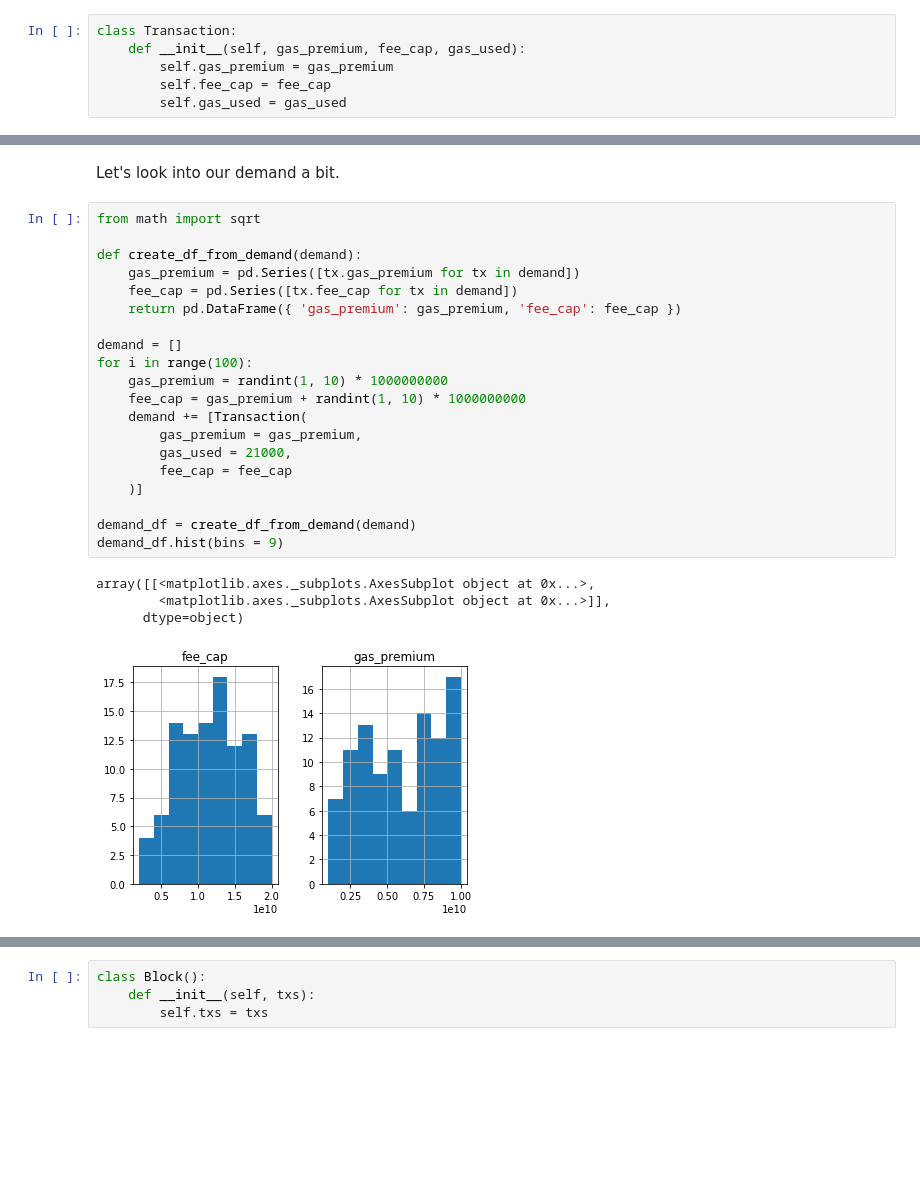
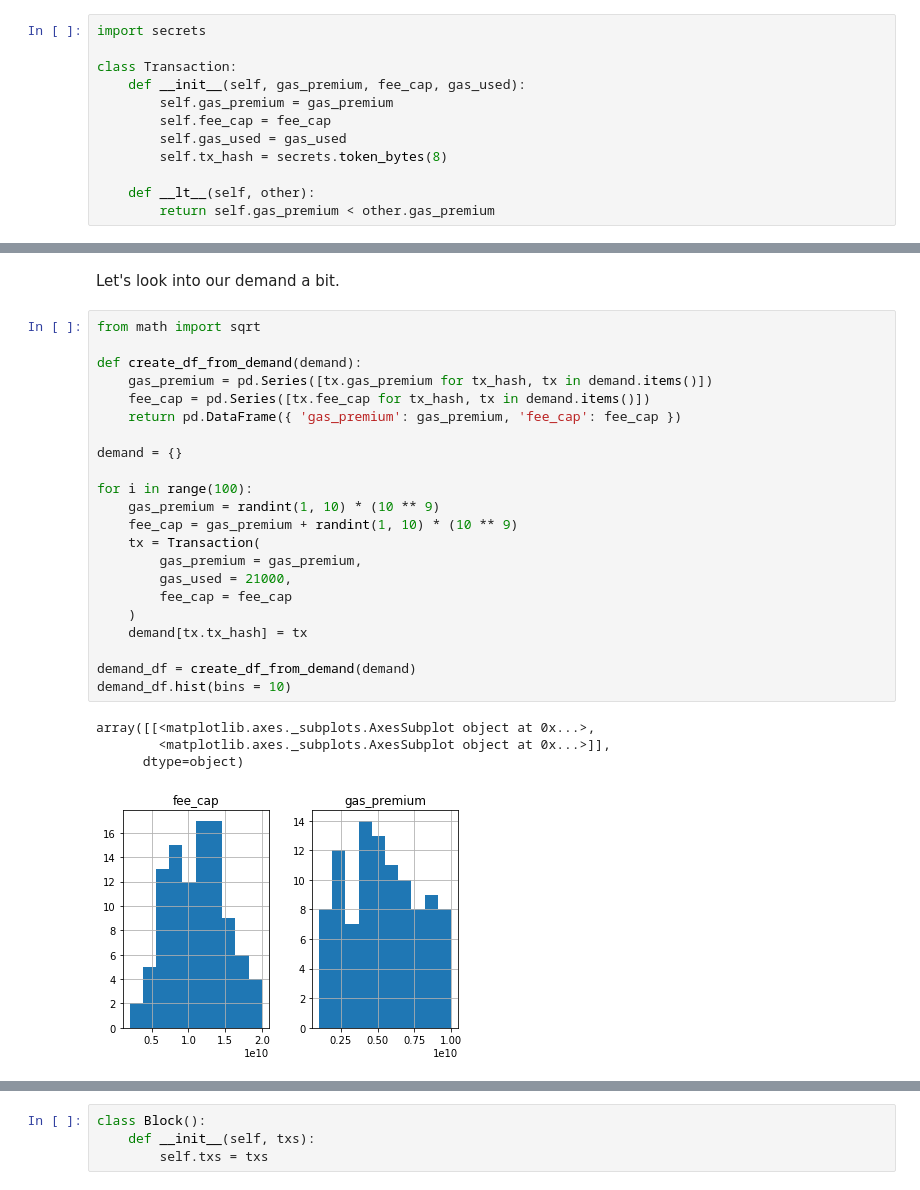
Before and after one commit to ethereum/rig, a Jupyter notebook: eip1559/eip1559.ipynb, the cells around one changed output, grey strips where cells are left out. Drawn from its saved outputs; the diff is of its cells as text; blank space fills up the shorter version.

```diff
--- a/eip1559/eip1559.ipynb
+++ b/eip1559/eip1559.ipynb
@@ -73,11 +73,17 @@ First, we define a simple `Transaction` class, as these are the base element of
 
 As before, users also specify a gas limit for their transaction. If the transaction ends up consuming more gas than the specified gas limit, it is reverted without changes to the chain.
 # %%
+import secrets
+
 class Transaction:
     def __init__(self, gas_premium, fee_cap, gas_used):
         self.gas_premium = gas_premium
         self.fee_cap = fee_cap
         self.gas_used = gas_used
+        self.tx_hash = secrets.token_bytes(8)
+
+    def __lt__(self, other):
+        return self.gas_premium < other.gas_premium
 # %% [markdown]
 Second, we'll grab a few constants from the EIP, possibly looking to change them later on.
 # %%
@@ -208,28 +235,30 @@ Let's look into our demand a bit.
 # %%
 from math import sqrt
 
 def create_df_from_demand(demand):
-    gas_premium = pd.Series([tx.gas_premium for tx in demand])
-    fee_cap = pd.Series([tx.fee_cap for tx in demand])
+    gas_premium = pd.Series([tx.gas_premium for tx_hash, tx in demand.items()])
+    fee_cap = pd.Series([tx.fee_cap for tx_hash, tx in demand.items()])
     return pd.DataFrame({ 'gas_premium': gas_premium, 'fee_cap': fee_cap })
 
-demand = []
+demand = {}
+
 for i in range(100):
-    gas_premium = randint(1, 10) * 1000000000
-    fee_cap = gas_premium + randint(1, 10) * 1000000000
-    demand += [Transaction(
+    gas_premium = randint(1, 10) * (10 ** 9)
+    fee_cap = gas_premium + randint(1, 10) * (10 ** 9)
+    tx = Transaction(
         gas_premium = gas_premium,
         gas_used = 21000,
         fee_cap = fee_cap
-    )]
+    )
+    demand[tx.tx_hash] = tx
 
 demand_df = create_df_from_demand(demand)
-demand_df.hist(bins = 9)
+demand_df.hist(bins = 10)
 # %% [output]
 array([[<matplotlib.axes._subplots.AxesSubplot object at 0x...>,
         <matplotlib.axes._subplots.AxesSubplot object at 0x...>]],
       dtype=object)
-[figure, old version]
+[figure, new version]
 # %% [markdown]
 The intuition behind these distributions is the following:
 
```
Also changed, not shown: parts of 46 cells of this notebook, 2 other files.
